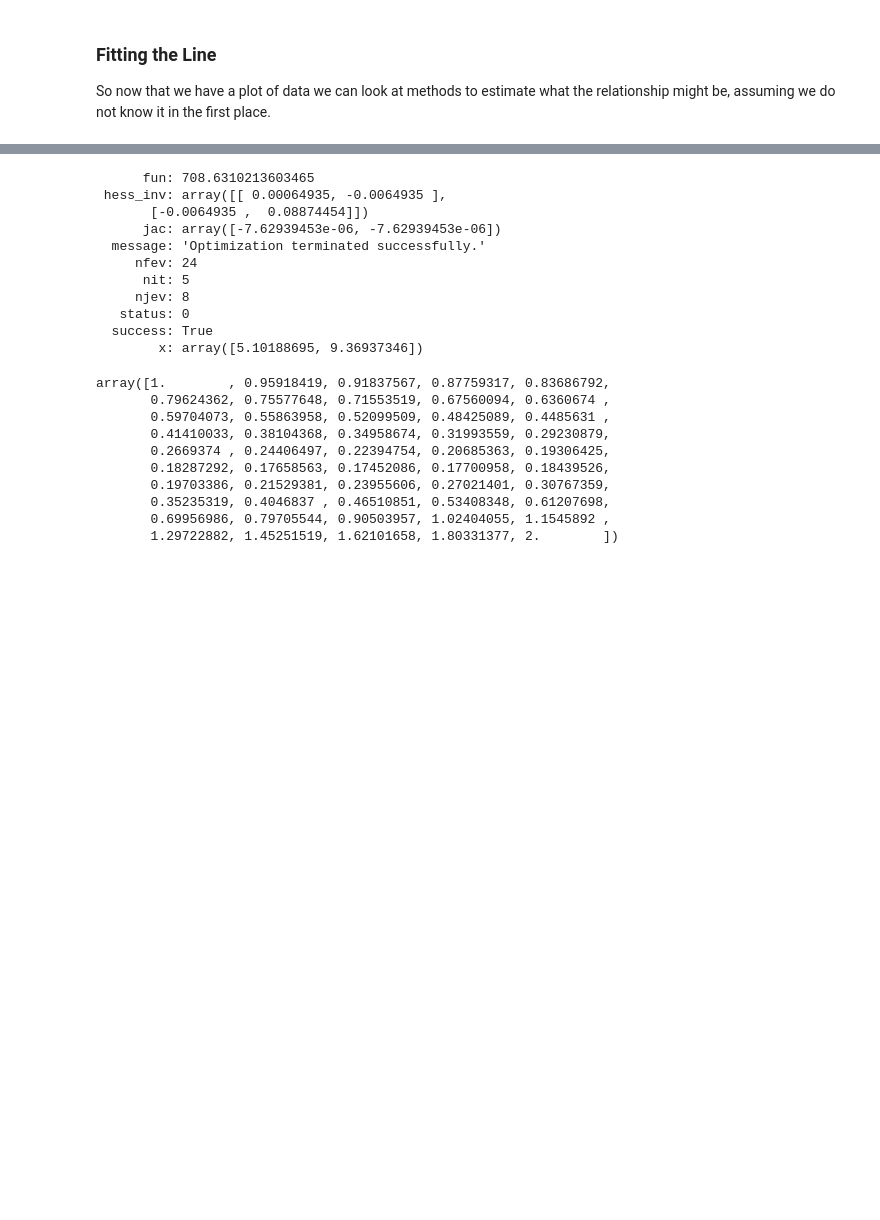
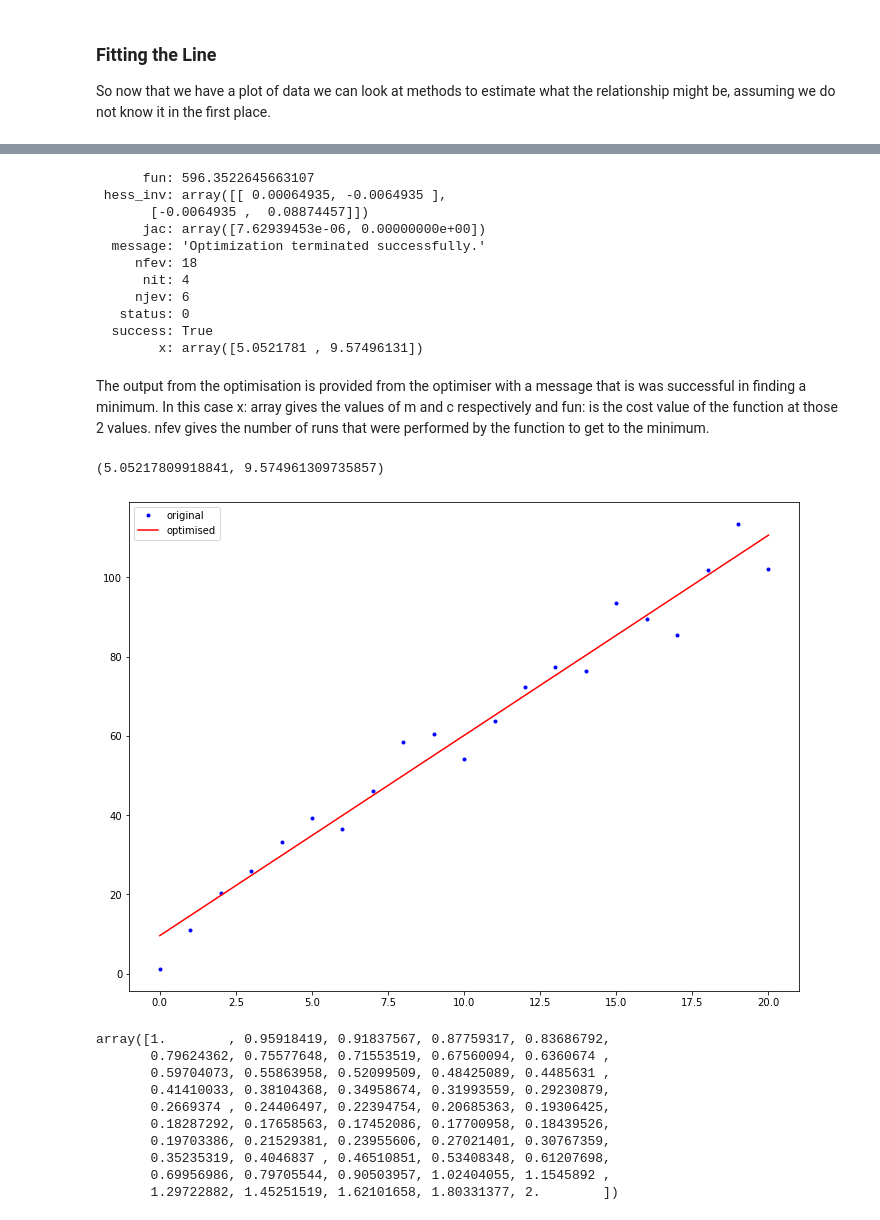
Before and after one commit to donneger/machinelearning_statistics, a Jupyter notebook: ml_practicals/ml_stats_practicals_models.ipynb, the cells around one changed output, grey strips where cells are left out. Cells and saved outputs as stored; diff of their text form; code cells hidden in the pictures; blank space fills up the shorter version.

Commit message:
Playing around with scipy optimize.

```diff
--- a/ml_practicals/ml_stats_practicals_models.ipynb
+++ b/ml_practicals/ml_stats_practicals_models.ipynb
@@ -206,18 +219,38 @@ cost((5,10))
 # %%
-result=so.minimize(cost, (2,2))
+# Here use the scipy.optimize.minimise function. It takes 2 arguments, the function to be minimised and an initial guess.
+# Here guessing m=4, c=6, could be any 2 numbers.
+result=so.minimize(cost,(4,6))
 result
 # %% [output]
-      fun: 708.6310213603465
+      fun: 596.3522645663107
  hess_inv: array([[ 0.00064935, -0.0064935 ],
-       [-0.0064935 ,  0.08874454]])
-      jac: array([-7.62939453e-06, -7.62939453e-06])
+       [-0.0064935 ,  0.08874457]])
+      jac: array([7.62939453e-06, 0.00000000e+00])
   message: 'Optimization terminated successfully.'
-     nfev: 24
-      nit: 5
-     njev: 8
+     nfev: 18
+      nit: 4
+     njev: 6
    status: 0
   success: True
-        x: array([5.10188695, 9.36937346])
+        x: array([5.0521781 , 9.57496131])
+# %% [markdown]
+The output from the optimisation is provided from the optimiser with a message that is was successful in finding a minimum. In this case x: array gives the values of m and c respectively and fun: is the cost value of the function at those 2 values. nfev gives the number of runs that were performed by the function to get to the minimum.
+# %%
+# Now plot this line against the original data.
+# Get the m and c values from the result above
+m_opt, c_opt = result.x
+m_opt, c_opt
+# %% [output]
+(5.05217809918841, 9.574961309735857)
+# %%
+# Plot the figure of the original data points and the optimised line from scipy.
+fig, ax =plt.subplots(figsize=(12,9))
+
+ax.plot(x,y, 'b.', label="original")
+ax.plot(x, x*m_opt+c_opt, 'r' ,label = 'optimised')
+ax.legend();
+# %% [output]
+[figure, added]
 # %%
 ## Playing around with optimise from https://realpython.com/python-scipy-cluster-optimize/
 # %%
```
Also changed, not shown: parts of 14 cells of this notebook.
